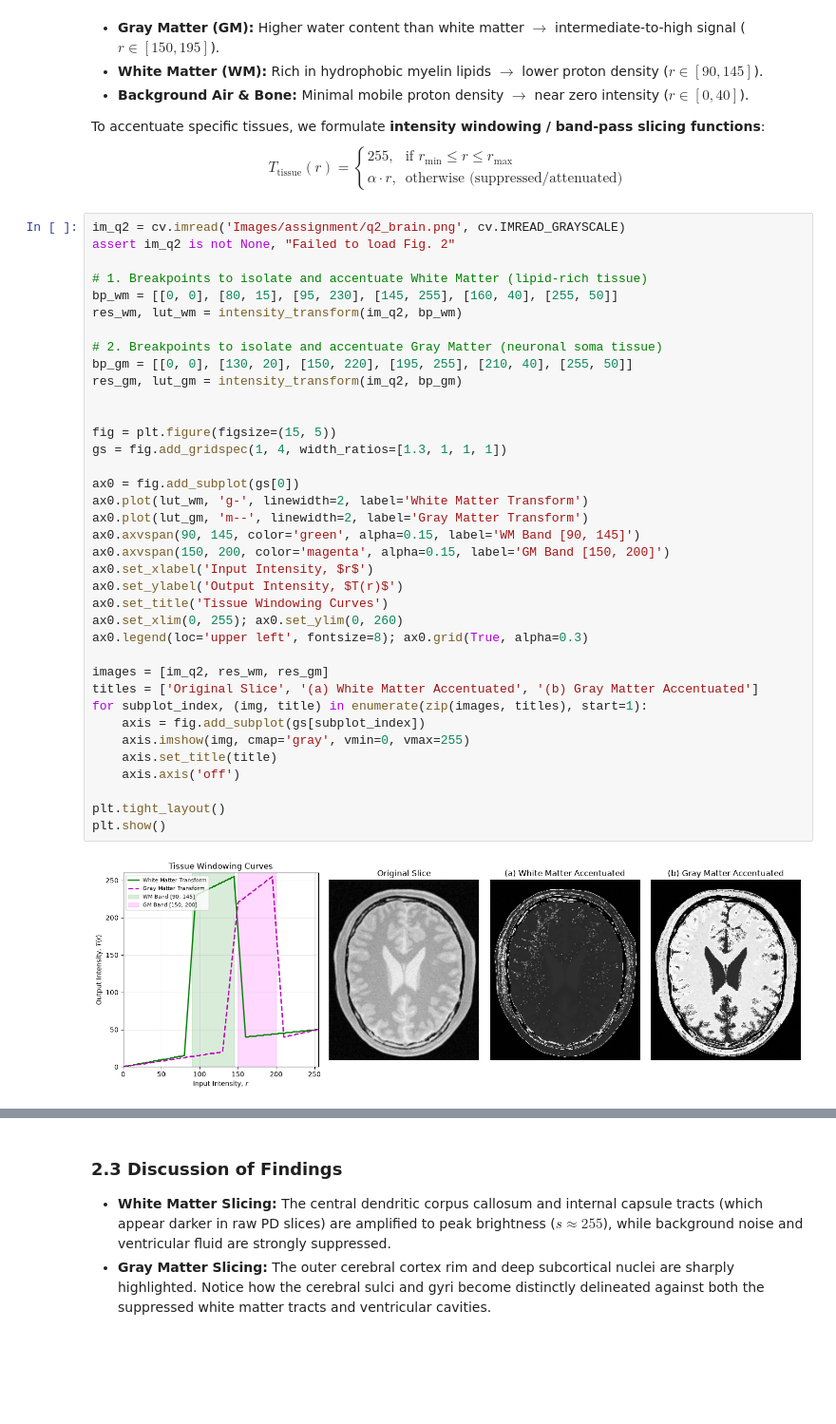
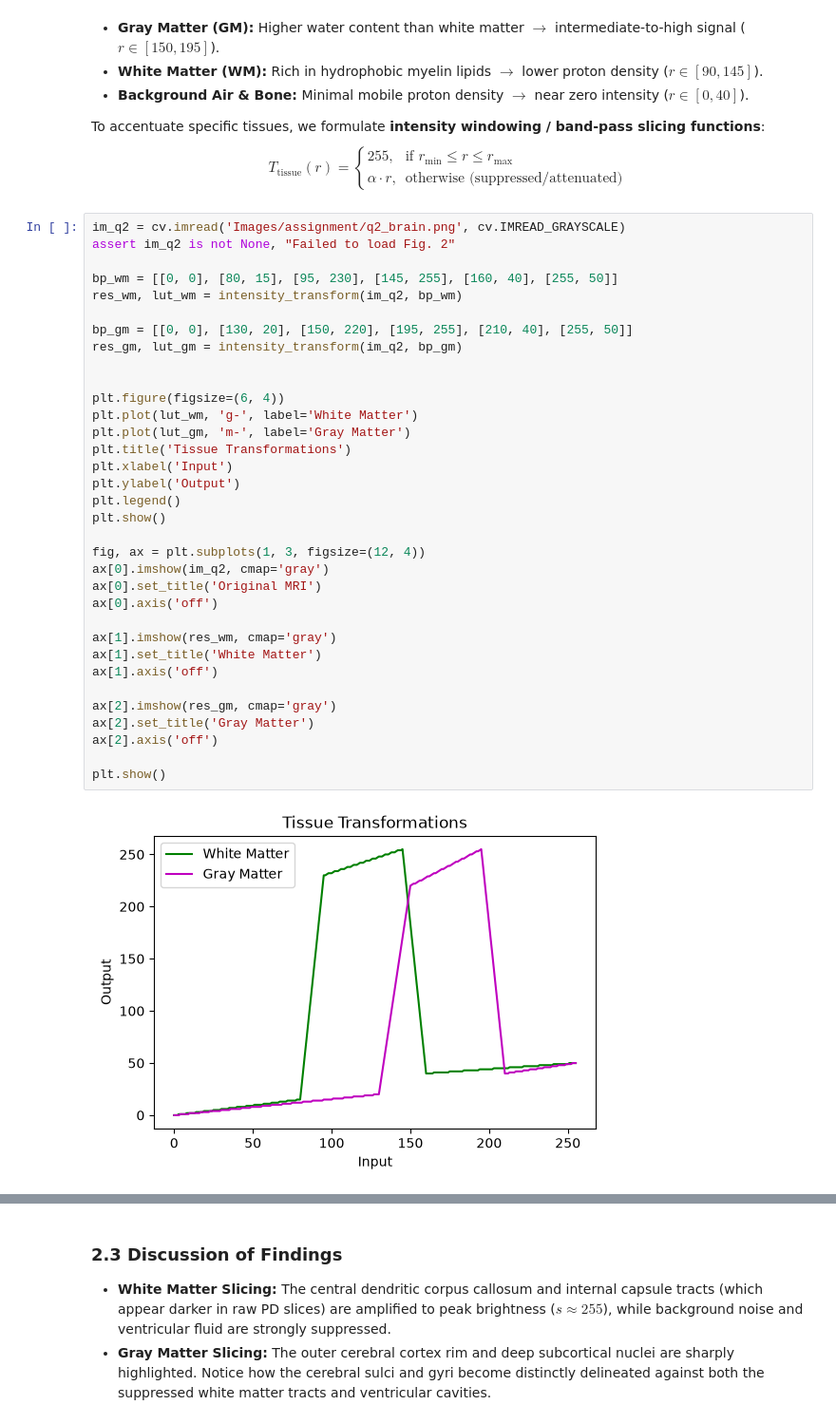
Before and after one commit to hakammra/EN3160-Assignment-01, a Jupyter notebook: en3160_assignment_01.ipynb, the cells around one changed output, grey strips where cells are left out. Shown at 95% size. Cells and saved outputs as stored; diff of their text form; blank space fills up the shorter version.

```diff
--- a/en3160_assignment_01.ipynb
+++ b/en3160_assignment_01.ipynb
@@ -112,39 +106,36 @@ $$T_{\text{tissue}}(r) = \begin{cases}
 # %%
 im_q2 = cv.imread('Images/assignment/q2_brain.png', cv.IMREAD_GRAYSCALE)
 assert im_q2 is not None, "Failed to load Fig. 2"
 
-# 1. Breakpoints to isolate and accentuate White Matter (lipid-rich tissue)
 bp_wm = [[0, 0], [80, 15], [95, 230], [145, 255], [160, 40], [255, 50]]
 res_wm, lut_wm = intensity_transform(im_q2, bp_wm)
 
-# 2. Breakpoints to isolate and accentuate Gray Matter (neuronal soma tissue)
 bp_gm = [[0, 0], [130, 20], [150, 220], [195, 255], [210, 40], [255, 50]]
 res_gm, lut_gm = intensity_transform(im_q2, bp_gm)
 
 
-fig = plt.figure(figsize=(15, 5))
-gs = fig.add_gridspec(1, 4, width_ratios=[1.3, 1, 1, 1])
+plt.figure(figsize=(6, 4))
+plt.plot(lut_wm, 'g-', label='White Matter')
+plt.plot(lut_gm, 'm-', label='Gray Matter')
+plt.title('Tissue Transformations')
+plt.xlabel('Input')
+plt.ylabel('Output')
+plt.legend()
+plt.show()
 
-ax0 = fig.add_subplot(gs[0])
-ax0.plot(lut_wm, 'g-', linewidth=2, label='White Matter Transform')
-ax0.plot(lut_gm, 'm--', linewidth=2, label='Gray Matter Transform')
-ax0.axvspan(90, 145, color='green', alpha=0.15, label='WM Band [90, 145]')
-ax0.axvspan(150, 200, color='magenta', alpha=0.15, label='GM Band [150, 200]')
-ax0.set_xlabel('Input Intensity, $r$')
-ax0.set_ylabel('Output Intensity, $T(r)$')
-ax0.set_title('Tissue Windowing Curves')
-ax0.set_xlim(0, 255); ax0.set_ylim(0, 260)
-ax0.legend(loc='upper left', fontsize=8); ax0.grid(True, alpha=0.3)
+fig, ax = plt.subplots(1, 3, figsize=(12, 4))
+ax[0].imshow(im_q2, cmap='gray')
+ax[0].set_title('Original MRI')
+ax[0].axis('off')
 
-images = [im_q2, res_wm, res_gm]
-titles = ['Original Slice', '(a) White Matter Accentuated', '(b) Gray Matter Accentuated']
-for subplot_index, (img, title) in enumerate(zip(images, titles), start=1):
-    axis = fig.add_subplot(gs[subplot_index])
-    axis.imshow(img, cmap='gray', vmin=0, vmax=255)
-    axis.set_title(title)
-    axis.axis('off')
+ax[1].imshow(res_wm, cmap='gray')
+ax[1].set_title('White Matter')
+ax[1].axis('off')
 
-plt.tight_layout()
+ax[2].imshow(res_gm, cmap='gray')
+ax[2].set_title('Gray Matter')
+ax[2].axis('off')
+
 plt.show()
 # %% [output]
-[figure, old version]
+[figure, new version]
```
Also changed, not shown: parts of 5 cells of this notebook.
